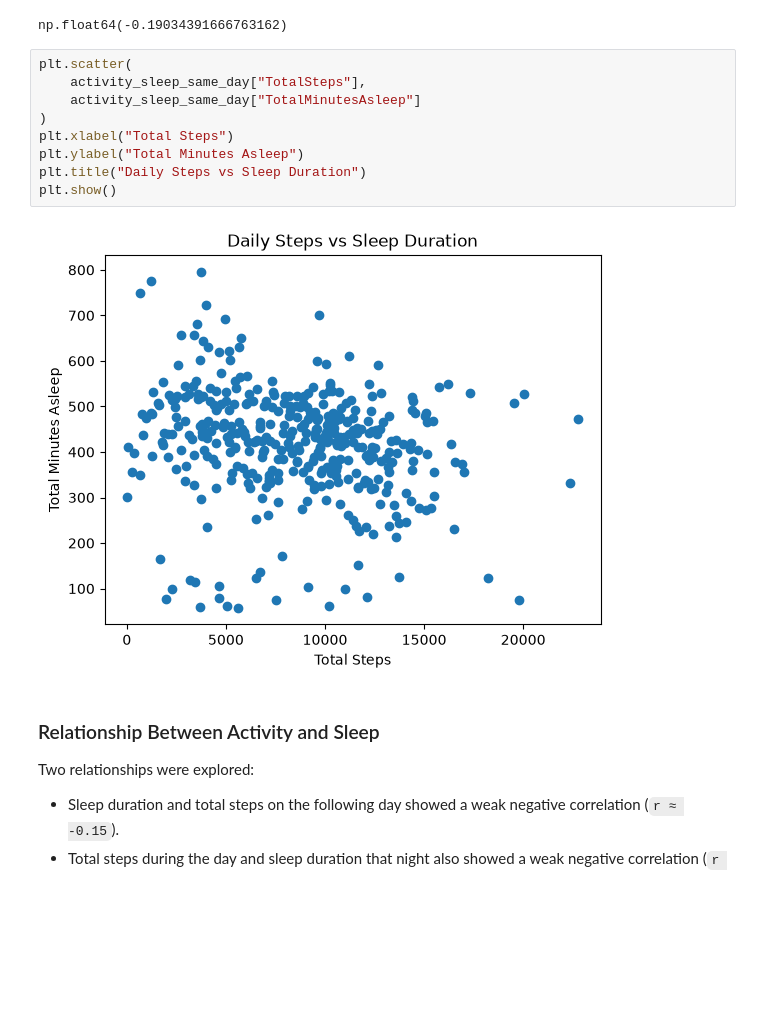
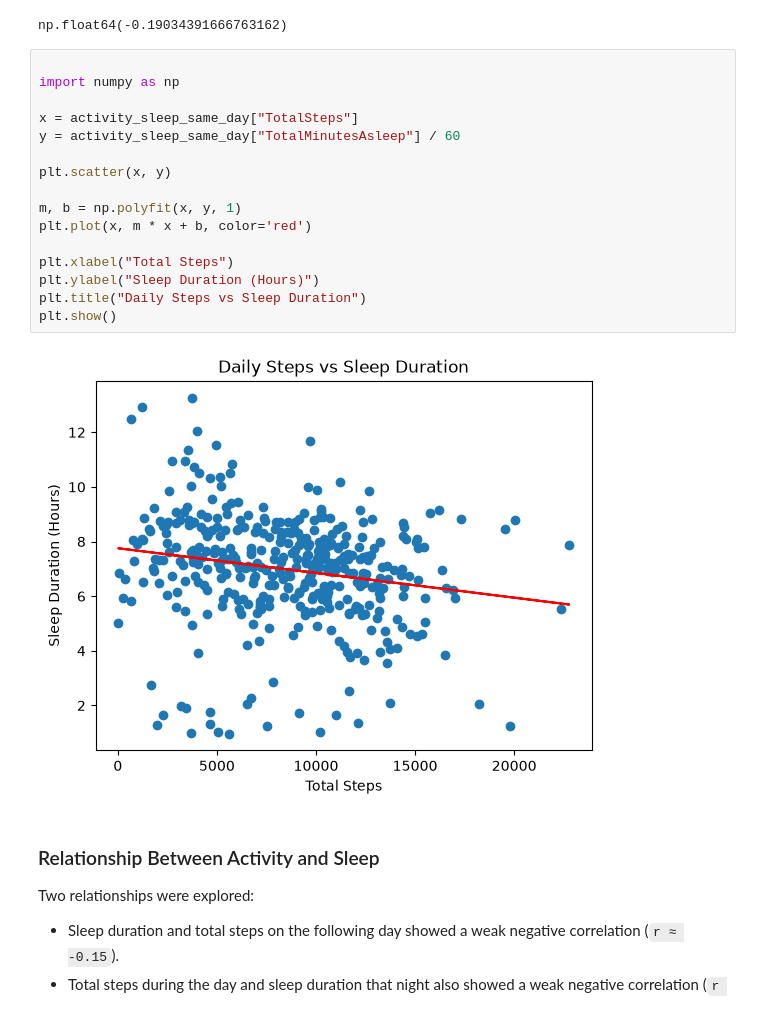
Before and after one commit to elliotwrightdata/bellabeat_case_study, a Jupyter notebook: noteboooks/bellabeat_analysis.ipynb, the cells around one changed output. Drawn from its saved outputs; the diff is of its cells as text; blank space fills up the shorter version.

```diff
--- a/noteboooks/bellabeat_analysis.ipynb
+++ b/noteboooks/bellabeat_analysis.ipynb
@@ -962,16 +1042,23 @@ activity_sleep_same_day["TotalMinutesAsleep"].corr(activity_sleep_same_day["Tota
 # %% [output]
 np.float64(-0.19034391666763162)
 # %%
-plt.scatter(
-    activity_sleep_same_day["TotalSteps"],
-    activity_sleep_same_day["TotalMinutesAsleep"]
-)
+
+import numpy as np
+
+x = activity_sleep_same_day["TotalSteps"]
+y = activity_sleep_same_day["TotalMinutesAsleep"] / 60
+
+plt.scatter(x, y)
+
+m, b = np.polyfit(x, y, 1)
+plt.plot(x, m * x + b, color='red')
+
 plt.xlabel("Total Steps")
-plt.ylabel("Total Minutes Asleep")
+plt.ylabel("Sleep Duration (Hours)")
 plt.title("Daily Steps vs Sleep Duration")
 plt.show()
 # %% [output]
-[figure, old version]
+[figure, new version]
 # %% [markdown]
 ### Relationship Between Activity and Sleep
 
```
Also changed, not shown: parts of 11 cells of this notebook.
